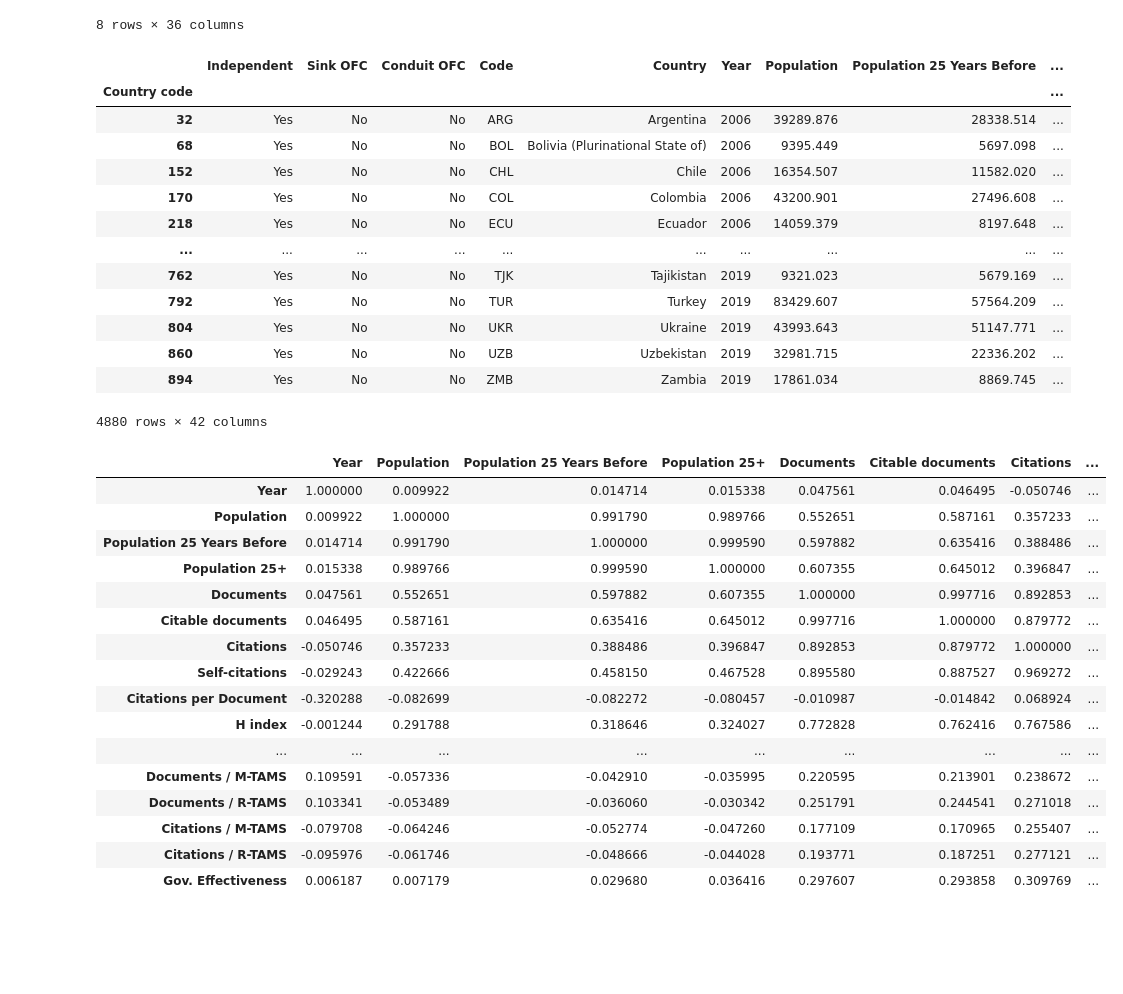
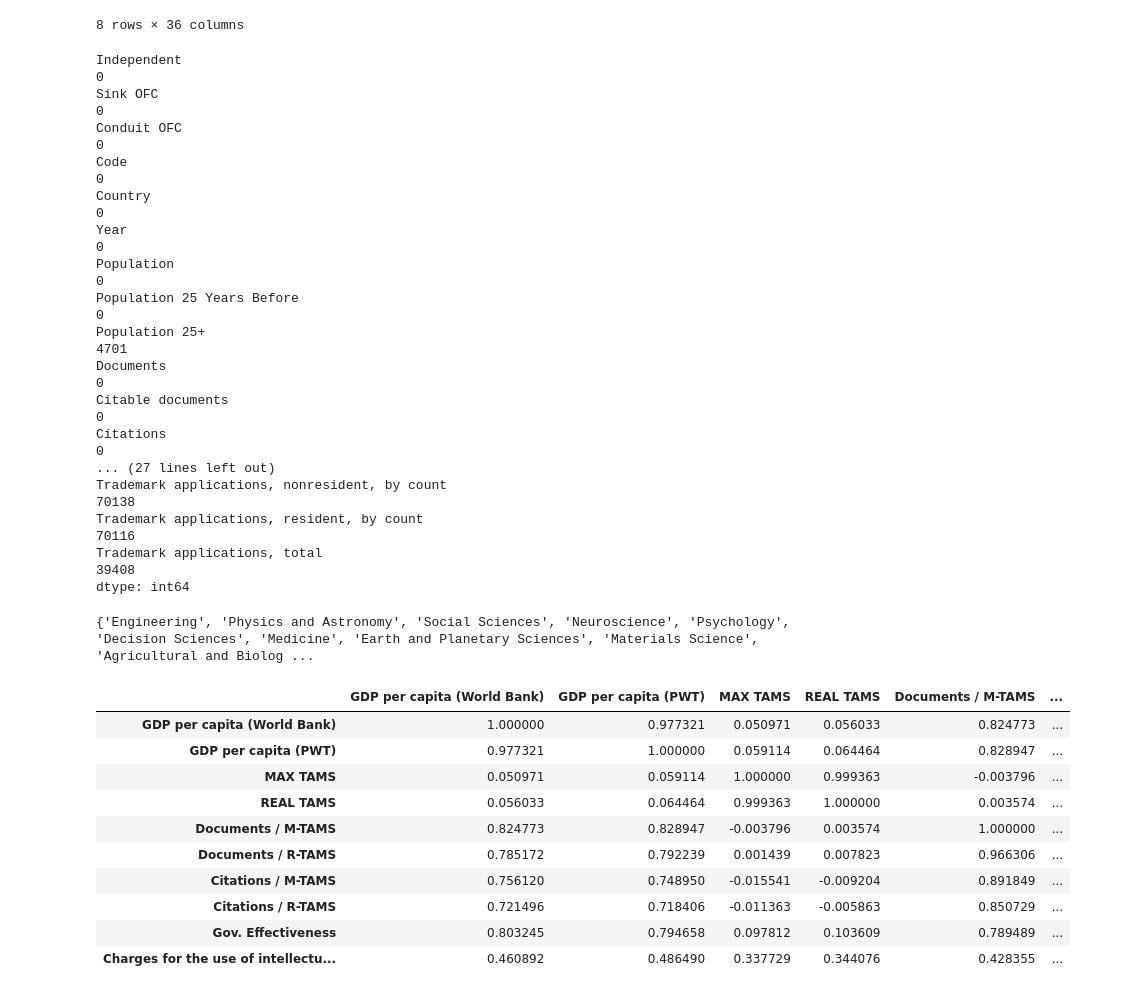
Before and after one commit to sadiogo/gdp_science, a Jupyter notebook: analyses/analyses_diogo.ipynb, the cells around one changed output. Saved outputs shown, nothing was run; the diff lists cells and outputs as text; code cells hidden in the pictures; blank space fills up the shorter version.

```diff
--- a/analyses/analyses_diogo.ipynb
+++ b/analyses/analyses_diogo.ipynb
@@ -181,44 +181,46 @@ df.describe()
 8 rows × 36 columns
 # %%
 df.isna().sum()
-df[df['Firms that spend on R&D (% of firms)'].notna()]
+# df[df['Firms that spend on R&D (% of firms)'].notna()]
 # %% [output]
-|  | Independent | Sink OFC | Conduit OFC | Code | Country | Year | Population | Population 25 Years Before | ... |
-| Country code |  |  |  |  |  |  |  |  | ... |
-| 32 | Yes | No | No | ARG | Argentina | 2006 | 39289.876 | 28338.514 | ... |
-| 68 | Yes | No | No | BOL | Bolivia (Plurinational State of) | 2006 | 9395.449 | 5697.098 | ... |
-| 152 | Yes | No | No | CHL | Chile | 2006 | 16354.507 | 11582.020 | ... |
-| 170 | Yes | No | No | COL | Colombia | 2006 | 43200.901 | 27496.608 | ... |
-| 218 | Yes | No | No | ECU | Ecuador | 2006 | 14059.379 | 8197.648 | ... |
-| ... | ... | ... | ... | ... | ... | ... | ... | ... | ... |
-| 762 | Yes | No | No | TJK | Tajikistan | 2019 | 9321.023 | 5679.169 | ... |
-| 792 | Yes | No | No | TUR | Turkey | 2019 | 83429.607 | 57564.209 | ... |
-| 804 | Yes | No | No | UKR | Ukraine | 2019 | 43993.643 | 51147.771 | ... |
-| 860 | Yes | No | No | UZB | Uzbekistan | 2019 | 32981.715 | 22336.202 | ... |
-| 894 | Yes | No | No | ZMB | Zambia | 2019 | 17861.034 | 8869.745 | ... |
-4880 rows × 42 columns
+Independent                                                                                             0
+Sink OFC                                                                                                0
+Conduit OFC                                                                                             0
+Code                                                                                                    0
+Country                                                                                                 0
+Year                                                                                                    0
+Population                                                                                              0
+Population 25 Years Before                                                                              0
+Population 25+                                                                                       4701
+Documents                                                                                               0
+Citable documents                                                                                       0
+Citations                                                                                               0
+... (27 lines left out)
+Trademark applications, nonresident, by count                                                       70138
+Trademark applications, resident, by count                                                          70116
+Trademark applications, total                                                                       39408
+dtype: int64
 # %%
-df_saturated = df[(df['Subject'] == 'All') & (df['Year'] <= 2017) & (df['Year'] >= 2007)].iloc[:, 0:26].dropna()
+col_range = list(range(17,27))
+
+df_saturated = df[(df['Subject'] == 'All') & (df['Year'] <= 2017) & (df['Year'] >= 2000) & (df['Sink OFC'] != 'Yes')].iloc[:, col_range].dropna()
+
+print (set(df['Subject'].values))
 
 df_saturated.corr()
 # %% [output]
+{'Engineering', 'Physics and Astronomy', 'Social Sciences', 'Neuroscience', 'Psychology', 'Decision Sciences', 'Medicine', 'Earth and Planetary Sciences', 'Materials Science', 'Agricultural and Biolog ...
-|  | Year | Population | Population 25 Years Before | Population 25+ | Documents | Citable documents | Citations | ... |
-| Year | 1.000000 | 0.009922 | 0.014714 | 0.015338 | 0.047561 | 0.046495 | -0.050746 | ... |
-| Population | 0.009922 | 1.000000 | 0.991790 | 0.989766 | 0.552651 | 0.587161 | 0.357233 | ... |
-| Population 25 Years Before | 0.014714 | 0.991790 | 1.000000 | 0.999590 | 0.597882 | 0.635416 | 0.388486 | ... |
-| Population 25+ | 0.015338 | 0.989766 | 0.999590 | 1.000000 | 0.607355 | 0.645012 | 0.396847 | ... |
-| Documents | 0.047561 | 0.552651 | 0.597882 | 0.607355 | 1.000000 | 0.997716 | 0.892853 | ... |
-| Citable documents | 0.046495 | 0.587161 | 0.635416 | 0.645012 | 0.997716 | 1.000000 | 0.879772 | ... |
-| Citations | -0.050746 | 0.357233 | 0.388486 | 0.396847 | 0.892853 | 0.879772 | 1.000000 | ... |
-| Self-citations | -0.029243 | 0.422666 | 0.458150 | 0.467528 | 0.895580 | 0.887527 | 0.969272 | ... |
-| Citations per Document | -0.320288 | -0.082699 | -0.082272 | -0.080457 | -0.010987 | -0.014842 | 0.068924 | ... |
-| H index | -0.001244 | 0.291788 | 0.318646 | 0.324027 | 0.772828 | 0.762416 | 0.767586 | ... |
-| ... | ... | ... | ... | ... | ... | ... | ... | ... |
-| Documents / M-TAMS | 0.109591 | -0.057336 | -0.042910 | -0.035995 | 0.220595 | 0.213901 | 0.238672 | ... |
-| Documents / R-TAMS | 0.103341 | -0.053489 | -0.036060 | -0.030342 | 0.251791 | 0.244541 | 0.271018 | ... |
-| Citations / M-TAMS | -0.079708 | -0.064246 | -0.052774 | -0.047260 | 0.177109 | 0.170965 | 0.255407 | ... |
-| Citations / R-TAMS | -0.095976 | -0.061746 | -0.048666 | -0.044028 | 0.193771 | 0.187251 | 0.277121 | ... |
-| Gov. Effectiveness | 0.006187 | 0.007179 | 0.029680 | 0.036416 | 0.297607 | 0.293858 | 0.309769 | ... |
+|  | GDP per capita (World Bank) | GDP per capita (PWT) | MAX TAMS | REAL TAMS | Documents / M-TAMS | ... |
+| GDP per capita (World Bank) | 1.000000 | 0.977321 | 0.050971 | 0.056033 | 0.824773 | ... |
+| GDP per capita (PWT) | 0.977321 | 1.000000 | 0.059114 | 0.064464 | 0.828947 | ... |
+| MAX TAMS | 0.050971 | 0.059114 | 1.000000 | 0.999363 | -0.003796 | ... |
+| REAL TAMS | 0.056033 | 0.064464 | 0.999363 | 1.000000 | 0.003574 | ... |
+| Documents / M-TAMS | 0.824773 | 0.828947 | -0.003796 | 0.003574 | 1.000000 | ... |
+| Documents / R-TAMS | 0.785172 | 0.792239 | 0.001439 | 0.007823 | 0.966306 | ... |
+| Citations / M-TAMS | 0.756120 | 0.748950 | -0.015541 | -0.009204 | 0.891849 | ... |
+| Citations / R-TAMS | 0.721496 | 0.718406 | -0.011363 | -0.005863 | 0.850729 | ... |
+| Gov. Effectiveness | 0.803245 | 0.794658 | 0.097812 | 0.103609 | 0.789489 | ... |
+| Charges for the use of intellectu... | 0.460892 | 0.486490 | 0.337729 | 0.344076 | 0.428355 | ... |
 # %%
 df_saturated.drop(columns=['GDP per capita (PWT)'], inplace=True)
 df_saturated
```
Also changed, not shown: parts of 8 cells of this notebook.
